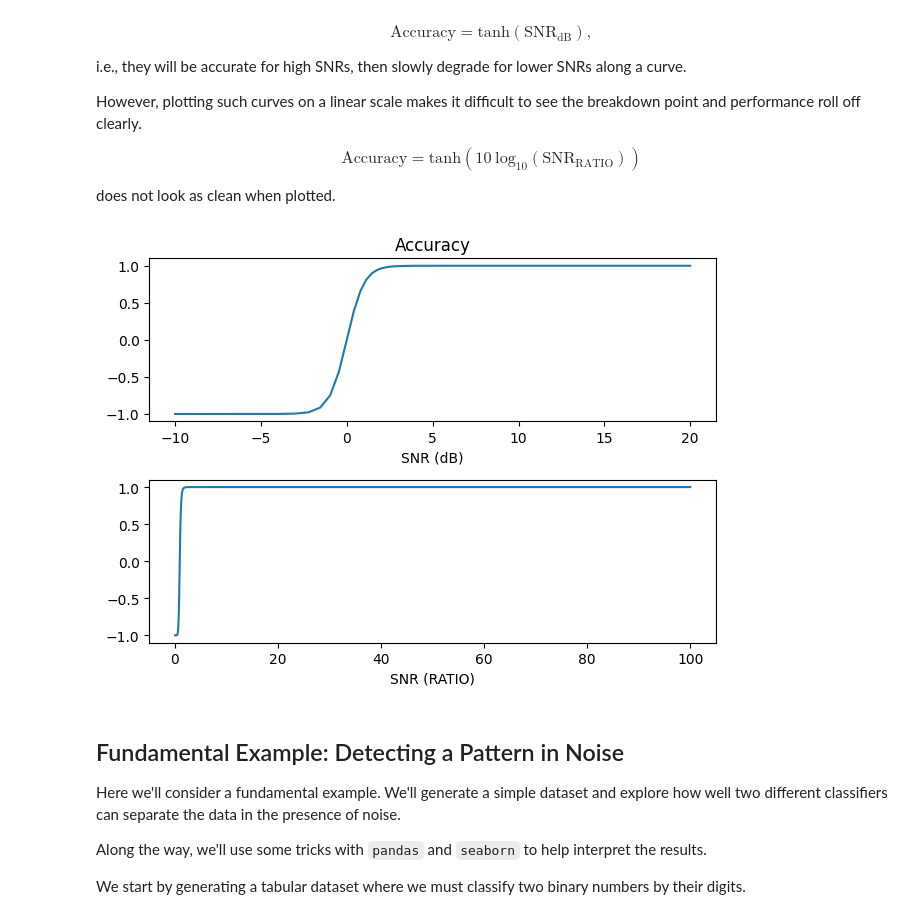
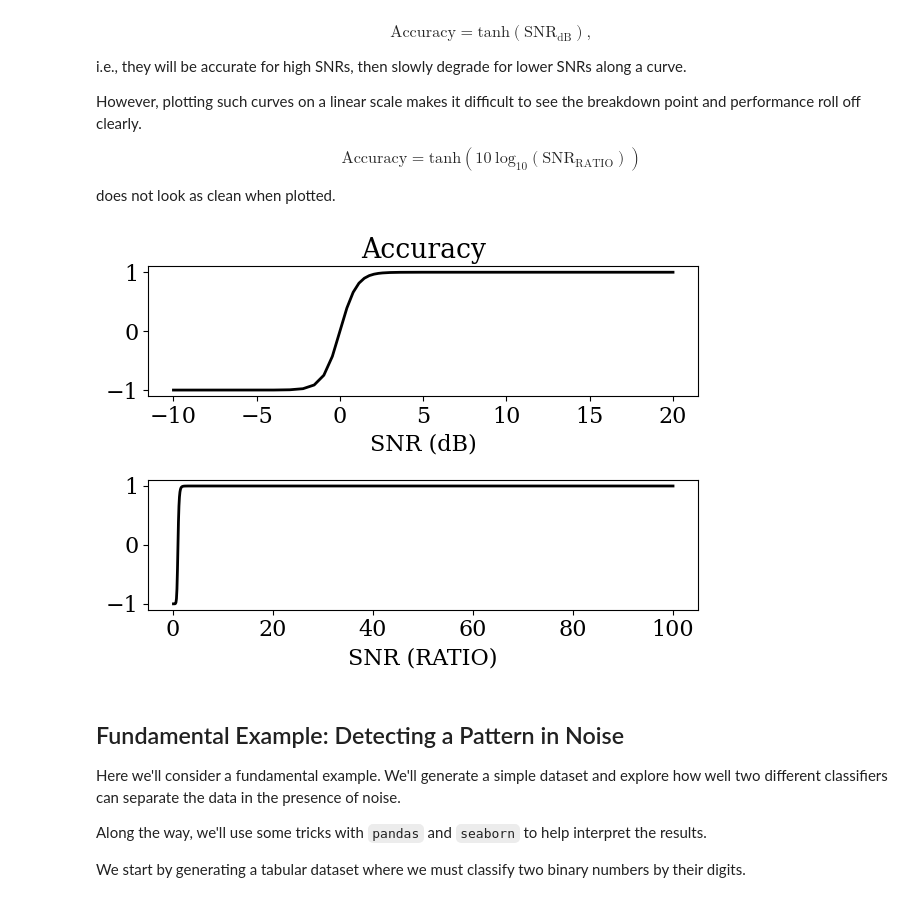
Before and after one commit to ruc-practical-ai/fall-2024-class-06, a Jupyter notebook: notebooks/00_understanding_signal_to_noise_ratio.ipynb, the cells around one changed output. Drawn from its saved outputs; the diff is of its cells as text; code cells hidden in the pictures.

```diff
--- a/notebooks/00_understanding_signal_to_noise_ratio.ipynb
+++ b/notebooks/00_understanding_signal_to_noise_ratio.ipynb
@@ -60,3 +60,7 @@ Discussion: Intuition
 
 import numpy as np
 import matplotlib.pyplot as plt
+
+plt.rcParams["font.size"] = 16
+plt.rcParams["font.family"] = "serif"
+plt.rcParams["mathtext.fontset"] = "dejavuserif"
@@ -109,15 +116,15 @@ does not look as clean when plotted.
 # %%
 dummy_accuracy_wrt_snr = np.tanh(snr_db)
 
 fig, ax = plt.subplots(2, 1)
-ax[0].plot(snr_db, dummy_accuracy_wrt_snr)
+ax[0].plot(snr_db, dummy_accuracy_wrt_snr, linewidth=2, color="k")
 ax[0].set_xlabel("SNR (dB)")
-ax[1].plot(snr_ratio, dummy_accuracy_wrt_snr)
+ax[1].plot(snr_ratio, dummy_accuracy_wrt_snr, linewidth=2, color="k")
 ax[1].set_xlabel("SNR (RATIO)")
 ax[0].set_title("Accuracy")
 fig.tight_layout()
 # %% [output]
-[figure, old version]
+[figure, new version]
 # %% [markdown]
 ## Fundamental Example: Detecting a Pattern in Noise
 
```
Also changed, not shown: parts of 9 cells of this notebook, 1 other file.
